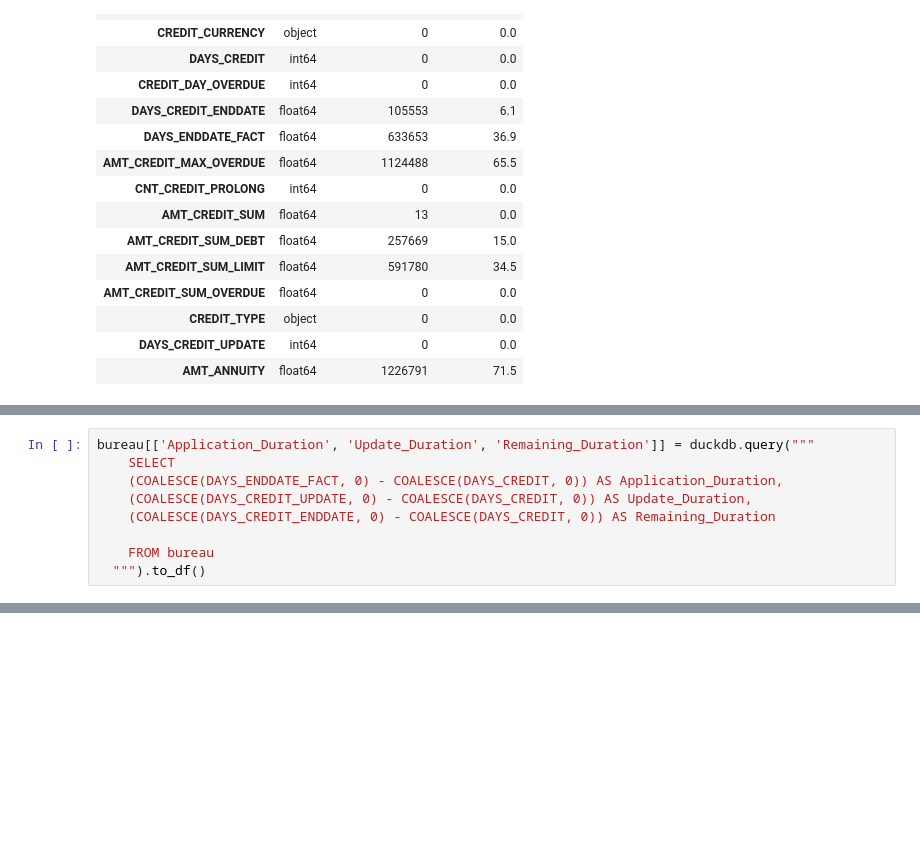
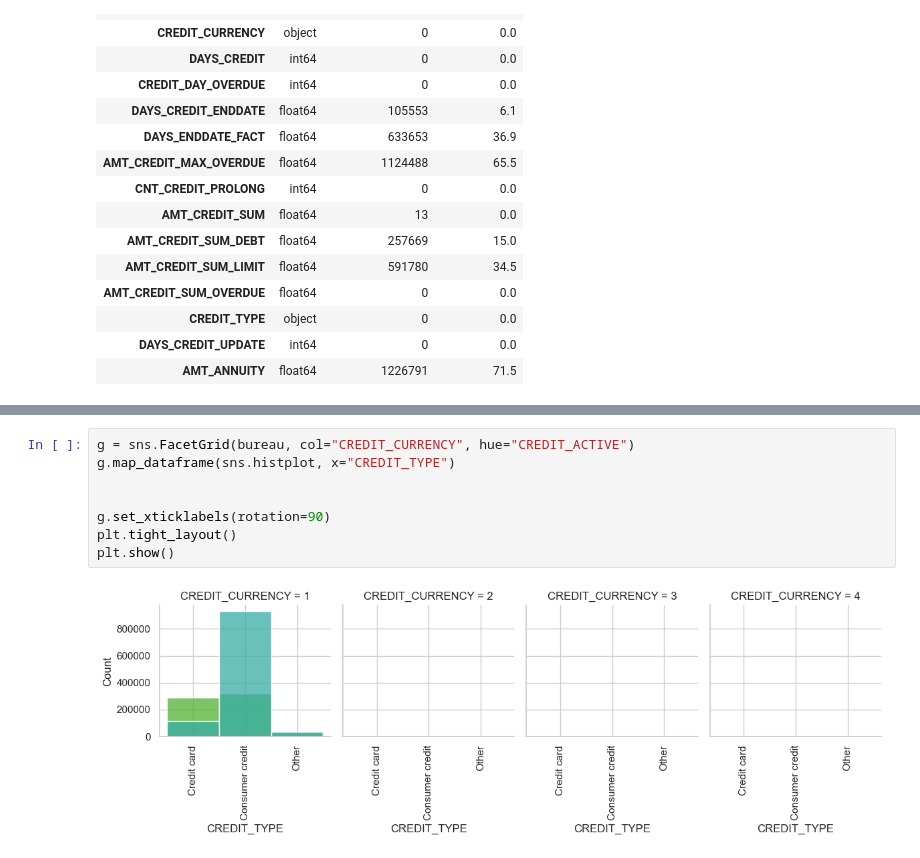
Before and after one commit to gkukse/Home-Credit-Default-Risk, a Jupyter notebook: bureau.ipynb, the cells around one changed output, grey strips where cells are left out. Drawn from its saved outputs; the diff is of its cells as text; blank space fills up the shorter version.

```diff
--- a/bureau.ipynb
+++ b/bureau.ipynb
@@ -169,9 +130,0 @@ FROM shape
-# %%
-bureau[['Application_Duration', 'Update_Duration', 'Remaining_Duration']] = duckdb.query("""
-    SELECT
-    (COALESCE(DAYS_ENDDATE_FACT, 0) - COALESCE(DAYS_CREDIT, 0)) AS Application_Duration,
-    (COALESCE(DAYS_CREDIT_UPDATE, 0) - COALESCE(DAYS_CREDIT, 0)) AS Update_Duration,
-    (COALESCE(DAYS_CREDIT_ENDDATE, 0) - COALESCE(DAYS_CREDIT, 0)) AS Remaining_Duration
-
-    FROM bureau
-  """).to_df()
@@ -394,0 +137,10 @@ dtype: object
+# %%
+g = sns.FacetGrid(bureau, col="CREDIT_CURRENCY", hue="CREDIT_ACTIVE")
+g.map_dataframe(sns.histplot, x="CREDIT_TYPE")
+
+
+g.set_xticklabels(rotation=90)
+plt.tight_layout()
+plt.show()
+# %% [output]
+[figure, added]
```
Also changed, not shown: parts of 94 cells of this notebook, 4 other files.
